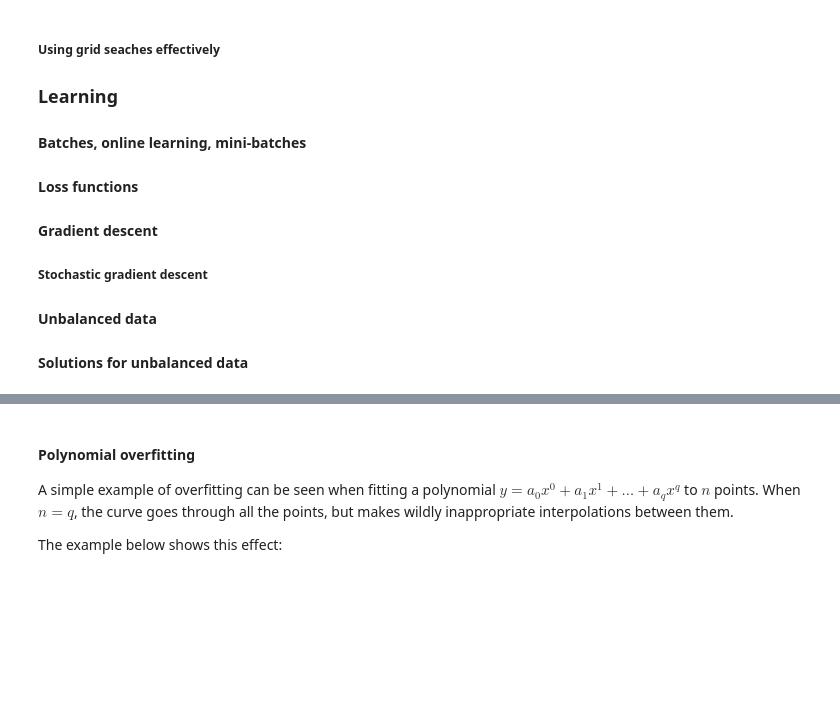
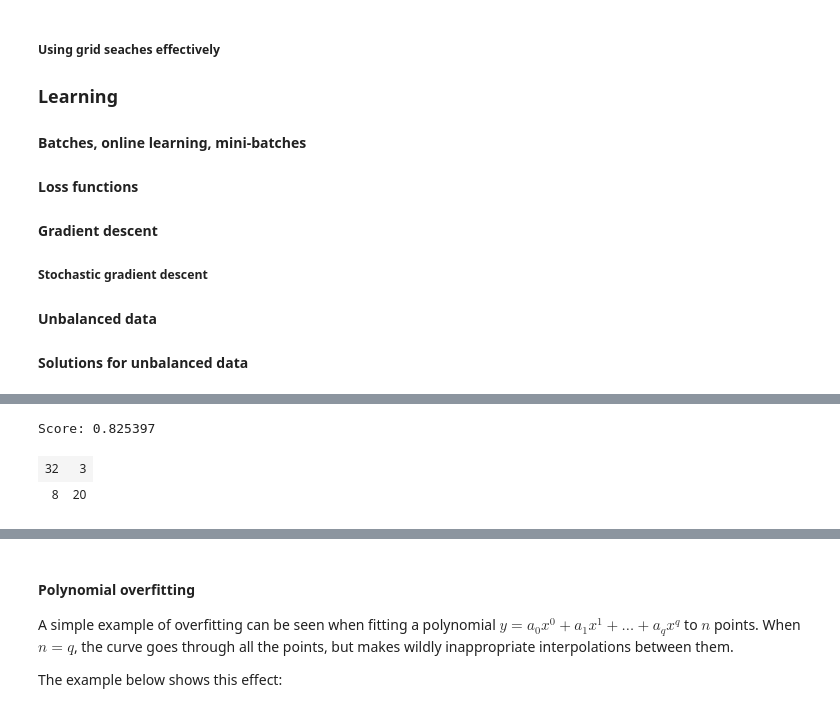
Before and after one commit to johnhw/summerschool2015, a Jupyter notebook: CrashCourse_Lecture1.ipynb, the cells around one changed output, grey strips where cells are left out. Drawn from its saved outputs; the diff is of its cells as text; code cells hidden in the pictures; blank space fills up the shorter version.

```diff
--- a/CrashCourse_Lecture1.ipynb
+++ b/CrashCourse_Lecture1.ipynb
@@ -87,0 +112,33 @@ import seaborn
+# %%
+# load the "Sonar" data set [https://archive.ics.uci.edu/ml/datasets/Connectionist+Bench+(Sonar,+Mines+vs.+Rocks)]
+# This is a set of 60 sonar measurements, from bouncing sonar waves off either rocks ("R") or mines ("M")
+# The problem is to tell the mines apart from the rocks
+sonar_data = pd.read_csv("sonar.all-data")
+
+# separate features
+sonar_features = np.array(sonar_data)[:,0:60].astype(np.float64)
+
+# we use label_binarize to convert "M" and "R" labels into {0,1}
+# the ravel() just flattens the resulting 1D matrix into a vector
+sonar_labels = sklearn.preprocessing.label_binarize(np.array(sonar_data)[:,60], classes=['M', 'R']).ravel()
+
+# split into a train and test section, holding out 20% (0.2) of the data for testing
+sonar_train_features, sonar_test_features, sonar_train_labels, sonar_test_labels = sklearn.cross_validation.train_test_split(
+    sonar_features, sonar_labels, test_size=0.3, random_state=0)
+
+# fit an SVM
+svm = sklearn.svm.SVC(C=15, gamma=0.12)
+svm.fit(sonar_train_features, sonar_train_labels)
+print "Score: %f" % svm.score(sonar_test_features, sonar_test_labels)
+# %% [output]
+Score: 0.825397
+# %%
+# we can print the confusion matrix
+sonar_predicted_labels = svm.predict(sonar_test_features)
+confusion_matrix =  sklearn.metrics.confusion_matrix(sonar_test_labels, sonar_predicted_labels)
+
+# ipy_table.make_table just pretty prints the resulting matrix
+ipy_table.make_table(confusion_matrix)
+# %% [output]
+| 32 | 3 |
+| 8 | 20 |
```
Also changed, not shown: parts of 10 cells of this notebook.
